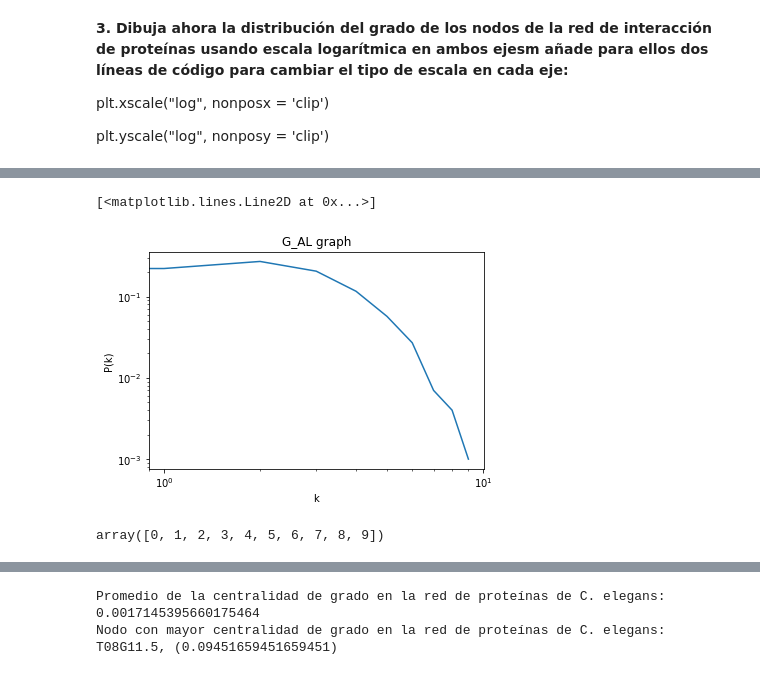
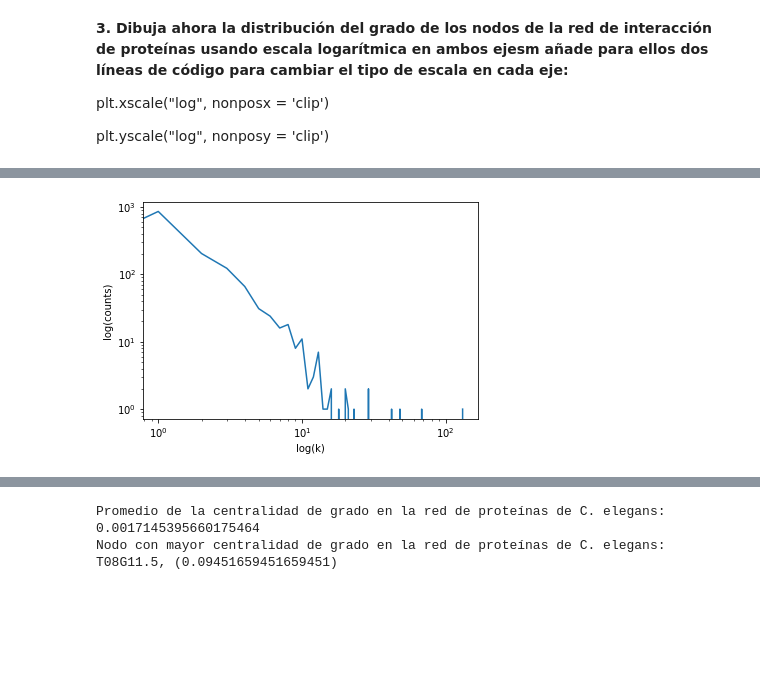
Before and after one commit to Huertas97/CRRTT_practicas, a Jupyter notebook: practica1/Practica_1_Sara_Dorado_Alfaro_Alvaro_Huertas_Garcia.ipynb, the cells around one changed output, grey strips where cells are left out. Cells and saved outputs as stored; diff of their text form; code cells hidden in the pictures; blank space fills up the shorter version.

```diff
--- a/practica1/practica1.ipynb
+++ b/practica1/Practica_1_Sara_Dorado_Alfaro_Alvaro_Huertas_Garcia.ipynb
@@ -436,29 +419,12 @@ plt.loglog(x, y)
-# %%
-# Eje y: logaritmo de la probabilidad del grado
-# Eje x: logaritmo del grado
-
-# Paso 1: Calcular la frecuencia relativa (probabilidad de cada grado)
-degrees = np.array(list(dict(nx.degree(G_AL)).values()))
-
-assert degrees.shape[0] == nx.number_of_nodes(G_AL), "Algo va mal. No coinciden el número de grados"
-
-uniq_degrees, abs_freq = np.unique(degrees, return_counts = True)
-y = rel_freq = list(map(lambda element: round(element/nx.number_of_nodes(G_CE), 3), abs_freq ))
-x = uniq_degrees
-
-# print(uniq_degrees, abs_freq , rel_freq, sep = "\n\n")
-
-# Plot
-plt.title("G_AL graph")
-plt.ylabel("P(k)")
-plt.xlabel("k")
-plt.loglog(x, y)
-# %% [output]
-[<matplotlib.lines.Line2D at 0x...>]
-[figure, removed]
-# %%
-dict(zip(uniq_degrees, rel_freq))
-uniq_degrees
-# %% [output]
-array([0, 1, 2, 3, 4, 5, 6, 7, 8, 9])
+# %%
+L=nx.degree_histogram(G_CE)
+plt.plot(range(len(L)),L, color='tab:blue')
+# plt.title("Degree Histogram")
+plt.ylabel("log(counts)")
+plt.xlabel("log(k)")
+plt.xscale("log", nonposx = 'clip')
+plt.yscale("log", nonposy = 'clip')
+plt.show()
+# %% [output]
+[figure, added]
 # %%
```
Also changed, not shown: parts of 18 cells of this notebook, 1 other file.
